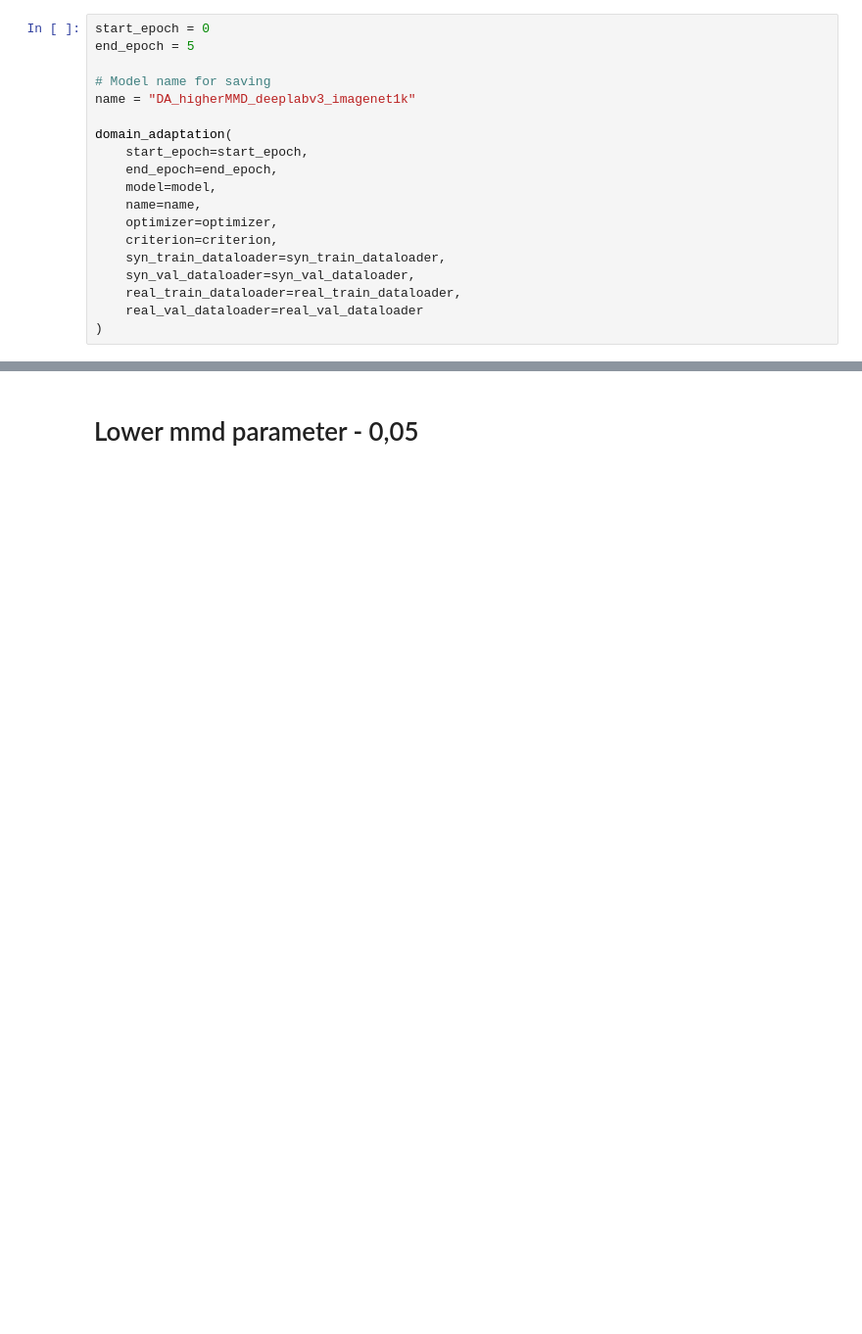
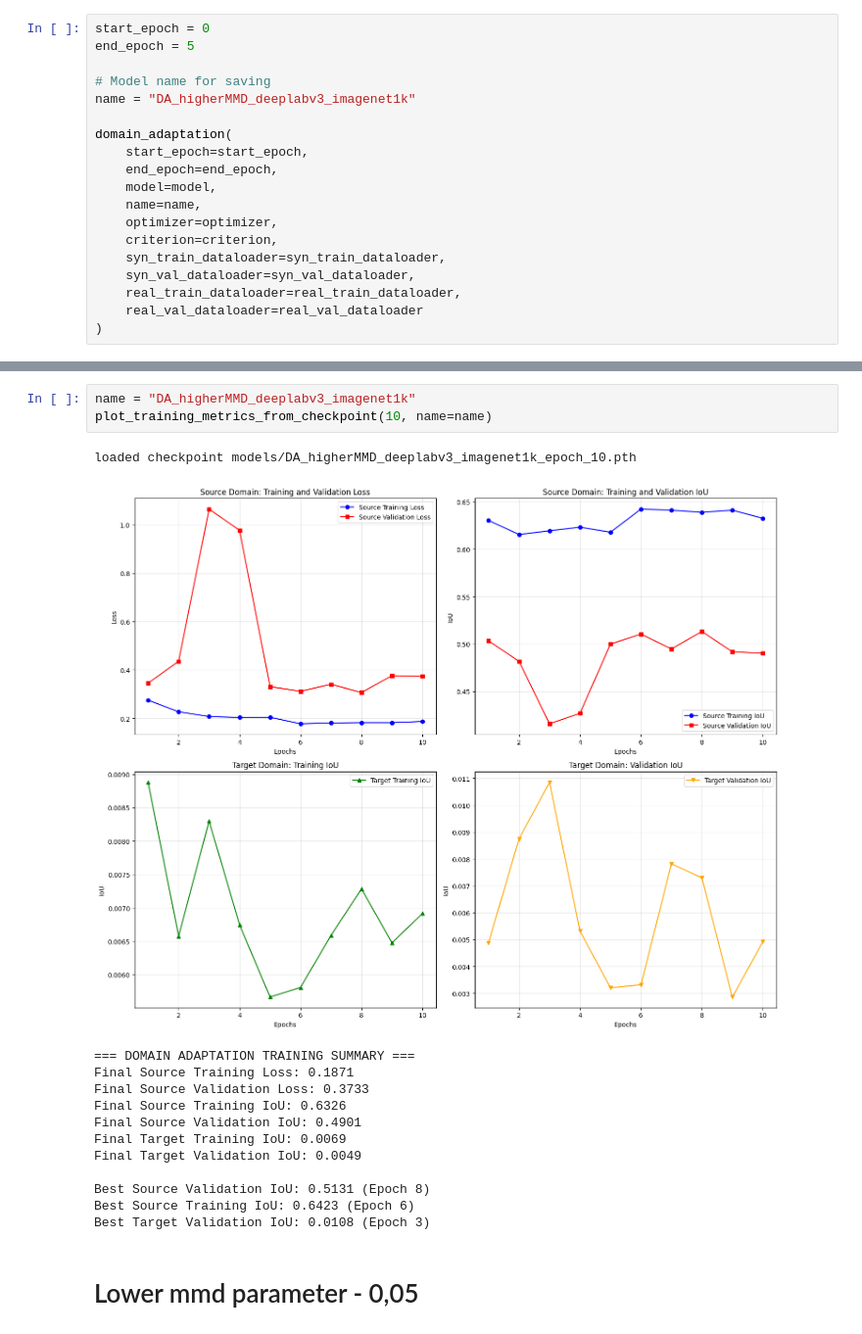
Before and after one commit to Lukirby/DLCV-Project, a Jupyter notebook: DomainAdaptation_Deeplab.ipynb, the cells around one changed output, grey strips where cells are left out. Shown: that part at 98% size. Saved outputs shown, nothing was run; the diff lists cells and outputs as text; blank space fills up the shorter version.

Commit message:
better formatting of output - added visualization of metrics

```diff
--- a/DomainAdaptation_Deeplab.ipynb
+++ b/DomainAdaptation_Deeplab.ipynb
@@ -1281,3 +1287,20 @@ Training completed!
+# %%
+name = "DA_higherMMD_deeplabv3_imagenet1k"
+plot_training_metrics_from_checkpoint(10, name=name)
+# %% [output]
+loaded checkpoint models/DA_higherMMD_deeplabv3_imagenet1k_epoch_10.pth
+[figure, added]
+=== DOMAIN ADAPTATION TRAINING SUMMARY ===
+Final Source Training Loss: 0.1871
+Final Source Validation Loss: 0.3733
+Final Source Training IoU: 0.6326
+Final Source Validation IoU: 0.4901
+Final Target Training IoU: 0.0069
+Final Target Validation IoU: 0.0049
+
+Best Source Validation IoU: 0.5131 (Epoch 8)
+Best Source Training IoU: 0.6423 (Epoch 6)
+Best Target Validation IoU: 0.0108 (Epoch 3)
 # %% [markdown]
 # Lower mmd parameter - 0,05
 # %%
```
Also changed, not shown: parts of 16 cells of this notebook.
